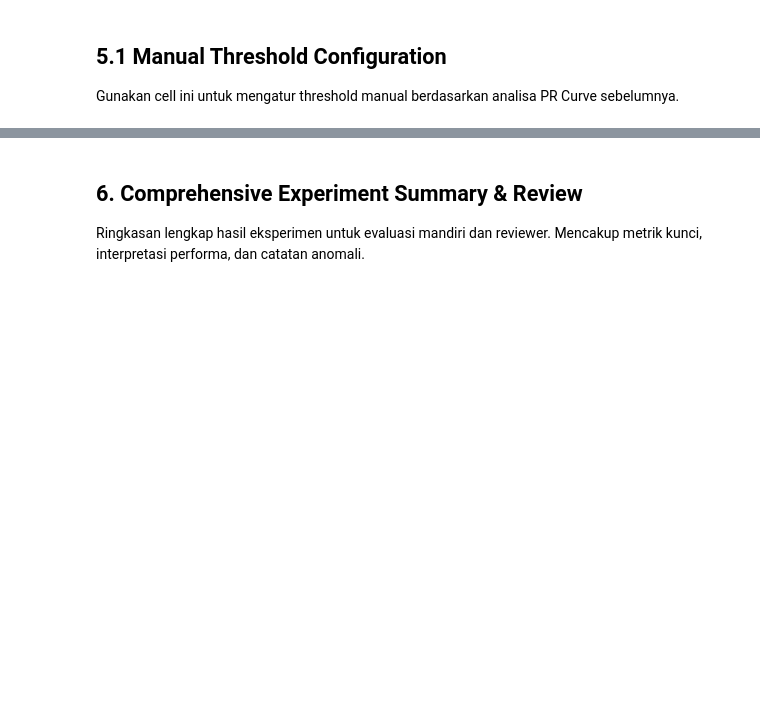
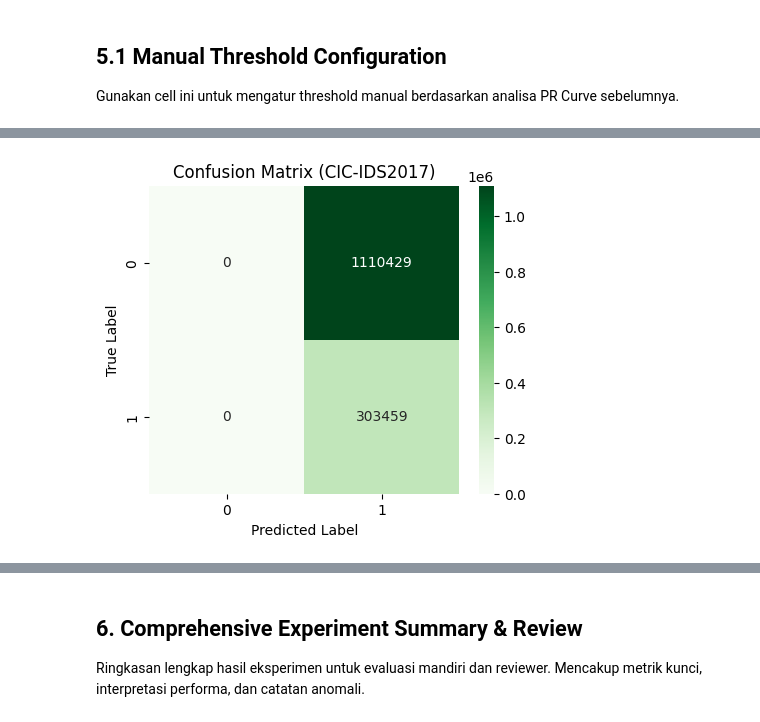
Before and after one commit to akwancakra/nids-cnn-lstm-autoencoder, a Jupyter notebook: notebooks/sprint3_sota_upgrade.ipynb, the cells around one changed output, grey strips where cells are left out. Drawn from its saved outputs; the diff is of its cells as text; code cells hidden in the pictures; blank space fills up the shorter version.

```diff
--- a/notebooks/sprint3_sota_upgrade.ipynb
+++ b/notebooks/sprint3_sota_upgrade.ipynb
@@ -1509,50 +1733,74 @@ else:
 # %%
 # @title 5.3 EVALUATION: CIC-IDS2017 (In-Domain Reference)
-print("\n" + "="*40)
-print("RUNNING: CIC-IDS2017 EVALUATION (In-Domain)")
-print("="*40)
+print('\n' + '='*40)
+print('RUNNING: CIC-IDS2017 EVALUATION (In-Domain)')
+print('='*40)
 
 if 'THRESHOLD_CIC' in locals():
     threshold = THRESHOLD_CIC
-    print(f"Using Manual Threshold (CIC): {threshold}")
+    print(f'Using Manual Threshold (CIC): {threshold}')
 elif 'threshold' not in locals():
-    print("⚠️ Threshold not defined. Using default 0.05")
+    print('Threshold not defined. Using default 0.05')
     threshold = 0.05
+
+# Detect shape dari model
+EXPECTED_FEAT_DIM  = model.input_shape[2]
+EXPECTED_TIMESTEPS = model.input_shape[1]
 
 cic_test_path = None
 possible_roots = [
-    PROJECT_ROOT / "data" / "processed",
-    Path("/content/nids-cnn-lstm-autoencoder/data/research/sprint3_upgrade/processed"),
-    Path("/content/nids-mscnn-bilstm-autoencoder/data/processed")
+    PROJECT_ROOT / 'data' / 'processed',
+    Path('/content/nids-cnn-lstm-autoencoder/data/research/sprint3_upgrade/processed'),
+    Path('/content/nids-mscnn-bilstm-autoencoder/data/processed')
 ]
-
 for root in possible_roots:
-    candidate = root / "test_cic"
+    candidate = root / 'test_cic'
     if candidate.exists():
         cic_test_path = candidate
-        print(f"Found CIC Test Path at: {candidate}")
+        print(f'Found CIC Test Path at: {candidate}')
         break
 
 if cic_test_path:
-    cic_files = sorted(glob.glob(str(cic_test_path / "*.npz")))
+    cic_files = sorted(glob.glob(str(cic_test_path / '*.npz')))
+
+    # Validasi shape
+    valid_cic_files = []
+    skipped_cic = []
+    for f in cic_files:
+        try:
+            with np.load(f, allow_pickle=True) as d:
+                X = d['X'] if 'X' in d else d.get('x', None)
+                if X is None:
+                    skipped_cic.append((f, 'No X key')); continue
+                if X.ndim != 3 or X.shape[1] != EXPECTED_TIMESTEPS or X.shape[2] != EXPECTED_FEAT_DIM:
+                    skipped_cic.append((f, f'Shape mismatch: {X.shape}')); continue
+                valid_cic_files.append(f)
+        except Exception as e:
+            skipped_cic.append((f, str(e)))
+
+    if skipped_cic:
+        print(f'Skipped {len(skipped_cic)} CIC file(s) due to shape mismatch.')
+    cic_files = valid_cic_files
+
     if cic_files:
-        BATCH_SIZE = config['training']['batch_size'] if 'config' in locals() else 256
-        total_samples_cic = count_samples(cic_files)
-        full_steps_cic = max(1, total_samples_cic // BATCH_SIZE)
+        BATCH_SIZE          = config['training']['batch_size'] if 'config' in locals() else 256
+        total_samples_cic   = count_samples(cic_files)
+        full_steps_cic      = max(1, total_samples_cic // BATCH_SIZE)
+        cic_steps           = max(1, int(full_steps_cic * EVAL_SAMPLE_FRACTION))
 
-        # Apply Sample Fraction
-        cic_steps = int(full_steps_cic * EVAL_SAMPLE_FRACTION)
-        cic_steps = max(1, cic_steps)
+        print(f'Running FAST EVALUATION on {EVAL_SAMPLE_FRACTION*100:.0f}% CIC Data.')
+        print(f'Processing {cic_steps} batches (approx {cic_steps*BATCH_SIZE} samples)...')
 
-        print(f"Running FAST EVALUATION on {EVAL_SAMPLE_FRACTION*100}% CIC Data.")
-        print(f"Processing {cic_steps} batches (approx {cic_steps*BATCH_SIZE} samples)...")
-
-        # Create Dataset
-        cic_ds = create_eval_dataset(cic_files, batch_size=BATCH_SIZE)
+        # FIXED: pass feat_dim & timesteps dari model
+        cic_ds = create_eval_dataset(
+            cic_files, batch_size=BATCH_SIZE,
+            feat_dim=EXPECTED_FEAT_DIM, timesteps=EXPECTED_TIMESTEPS
+        )
 
         y_true_cic, y_pred_cic, errors_cic = calculate_errors_and_predict(cic_ds, model, threshold, cic_steps)
-        evaluate_performance(y_true_cic, y_pred_cic, name="CIC-IDS2017", color='Greens')
+        evaluate_performance(y_true_cic, y_pred_cic, name='CIC-IDS2017', color='Greens')
     else:
-        print("❌ CIC Test folder empty.")
+        print('CIC Test folder empty atau semua file di-skip karena shape mismatch.')
 else:
-    print("ℹ️ CIC-IDS2017 Test Data folder 'test_cic' not found. (Ini wajar jika Anda hanya fokus pada Cross-Domain)")
+    print('CIC-IDS2017 Test Data folder test_cic not found. (Wajar jika fokus Cross-Domain)')
+# %% [output]
@@ -1559,3 +1819,4 @@ else:
+[figure, added]
 # %%
 # @title 5.4 Precision-Recall Curve Analysis
 from sklearn.metrics import precision_recall_curve, auc, average_precision_score
```
Also changed, not shown: parts of 22 cells of this notebook.
